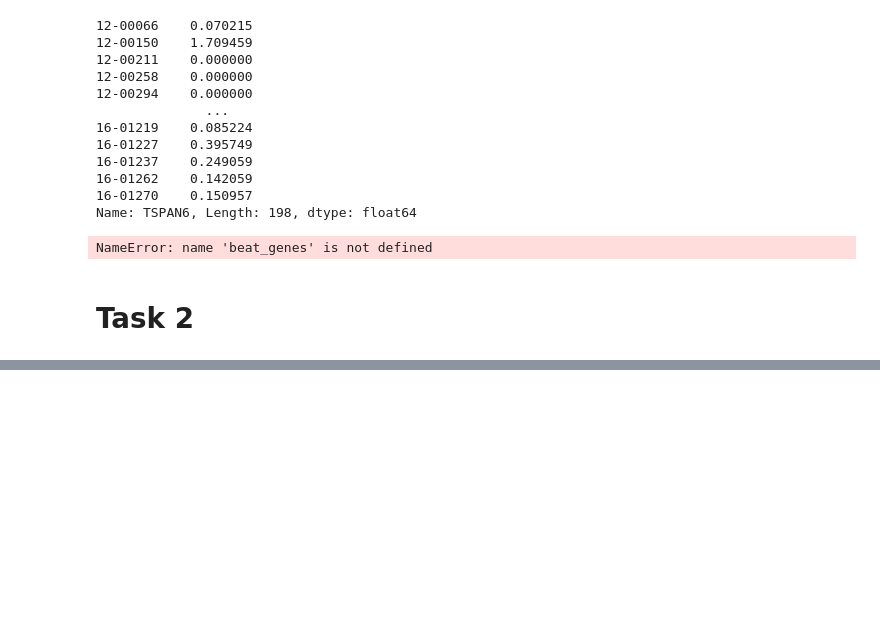
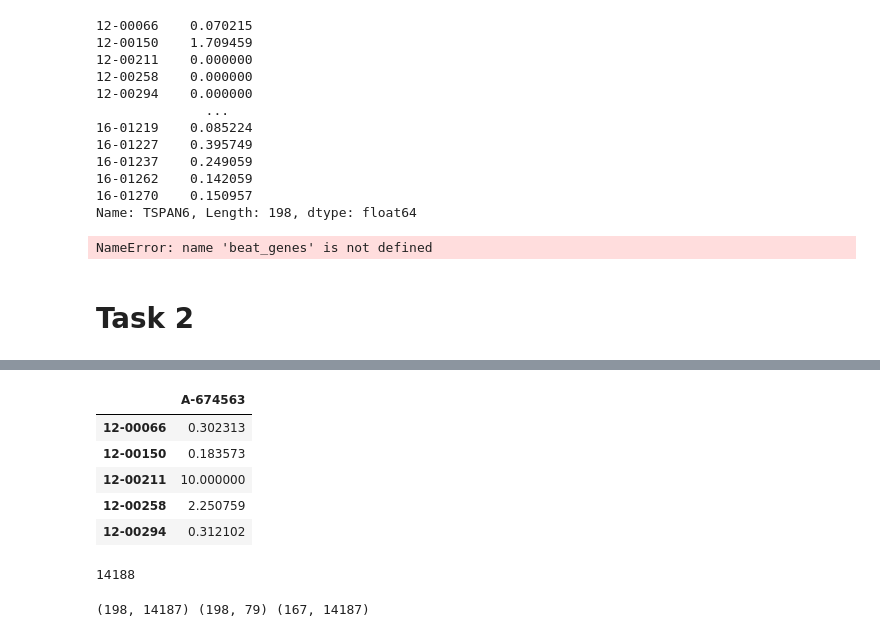
Before and after one commit to Eden5165/workshop_genomic, a Jupyter notebook: noteboot_tests/eden_analysis.ipynb, the cells around one changed output, grey strips where cells are left out. Cells and saved outputs as stored; diff of their text form; code cells hidden in the pictures; blank space fills up the shorter version.

```diff
--- a/noteboot_tests/eden_analysis.ipynb
+++ b/noteboot_tests/eden_analysis.ipynb
@@ -127,0 +145,25 @@ tcga_rna_trans.shape
+# %%
+beat_drug_trans = data_p.get_data_reorgenized(beat_rna_shared_trans, beat_drug_trans)
+first_drug_df = beat_drug_trans.iloc[:,0:1]
+first_drug_df.head()
+# %% [output]
+|  | A-674563 |
+| 12-00066 | 0.302313 |
+| 12-00150 | 0.183573 |
+| 12-00211 | 10.000000 |
+| 12-00258 | 2.250759 |
+| 12-00294 | 0.312102 |
+# %%
+beat_rna_as_feature = beat_rna_shared_trans.values
+beat_firat_drug_as_y = first_drug_df.values
+L = np.concatenate([beat_rna_as_feature, beat_firat_drug_as_y], axis =1)
+len(L[0])
+# %% [output]
+14188
+# %%
+L_X = beat_rna_shared_trans.values
+L_y = beat_drug_trans.values
+U = tcga_rna_shared_trans.values
+print(L_X.shape, L_y.shape, U.shape)
+# %% [output]
+(198, 14187) (198, 79) (167, 14187)
```
Also changed, not shown: parts of 8 cells of this notebook, 2 other files.
